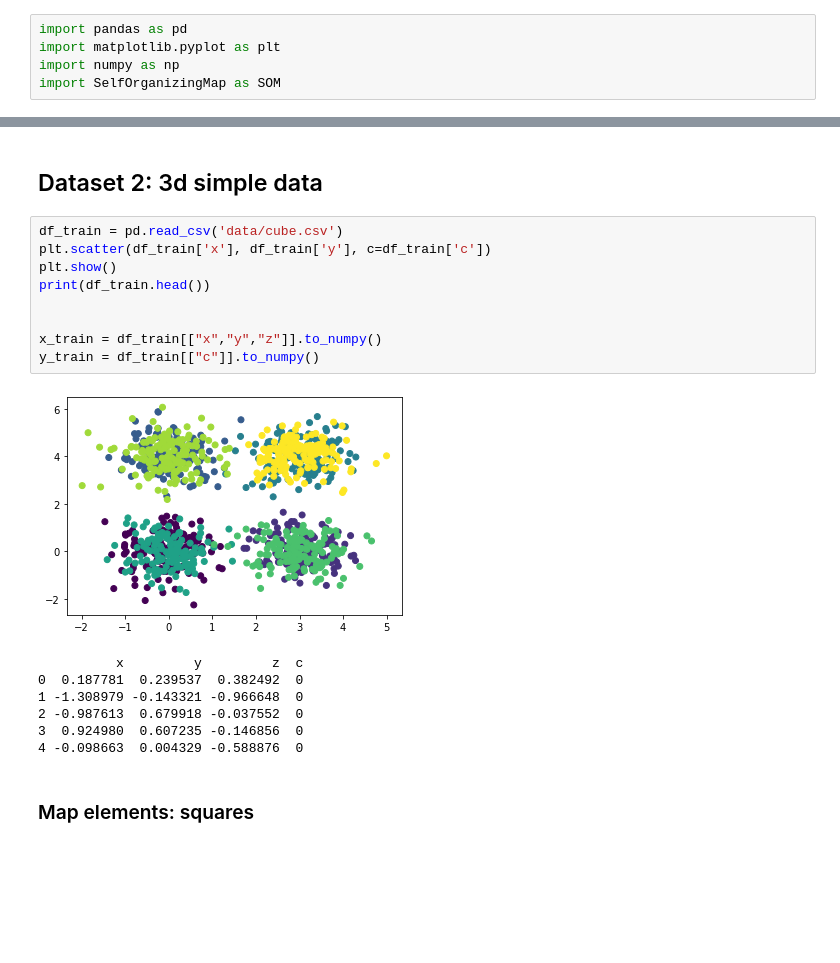
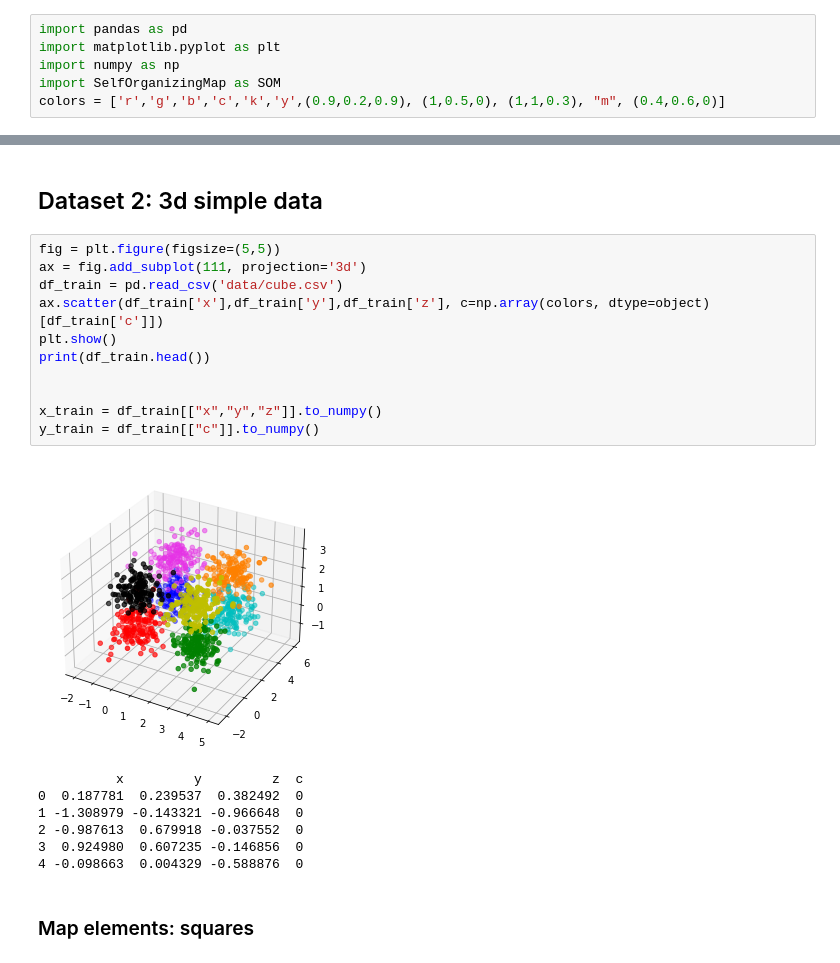
Before and after one commit to mstaczek/miowad, a Jupyter notebook: SOM/lab1.ipynb, the cells around one changed output, grey strips where cells are left out. Saved outputs shown, nothing was run; the diff lists cells and outputs as text; blank space fills up the shorter version.

Commit message:
change colors for plotting original data

```diff
--- a/SOM/lab1.ipynb
+++ b/SOM/lab1.ipynb
@@ -34,6 +34,7 @@ import pandas as pd
 import matplotlib.pyplot as plt
 import numpy as np
 import SelfOrganizingMap as SOM
+colors = ['r','g','b','c','k','y',(0.9,0.2,0.9), (1,0.5,0), (1,1,0.3), "m", (0.4,0.6,0)]
 # %% [markdown]
 ## Dataset 1: 2d simple data
 # %%
@@ -74,16 +75,18 @@ som.plot_map(data=x_train, classes=y_train)
 # %% [markdown]
 ## Dataset 2: 3d simple data
 # %%
+fig = plt.figure(figsize=(5,5))
+ax = fig.add_subplot(111, projection='3d')
 df_train = pd.read_csv('data/cube.csv')
-plt.scatter(df_train['x'], df_train['y'], c=df_train['c'])
+ax.scatter(df_train['x'],df_train['y'],df_train['z'], c=np.array(colors, dtype=object)[df_train['c']])
 plt.show()
 print(df_train.head())
 
 
 x_train = df_train[["x","y","z"]].to_numpy()
 y_train = df_train[["c"]].to_numpy()
 # %% [output]
-[figure, old version]
+[figure, new version]
           x         y         z  c
 0  0.187781  0.239537  0.382492  0
 1 -1.308979 -0.143321 -0.966648  0
```
Also changed, not shown: parts of 5 cells of this notebook.
